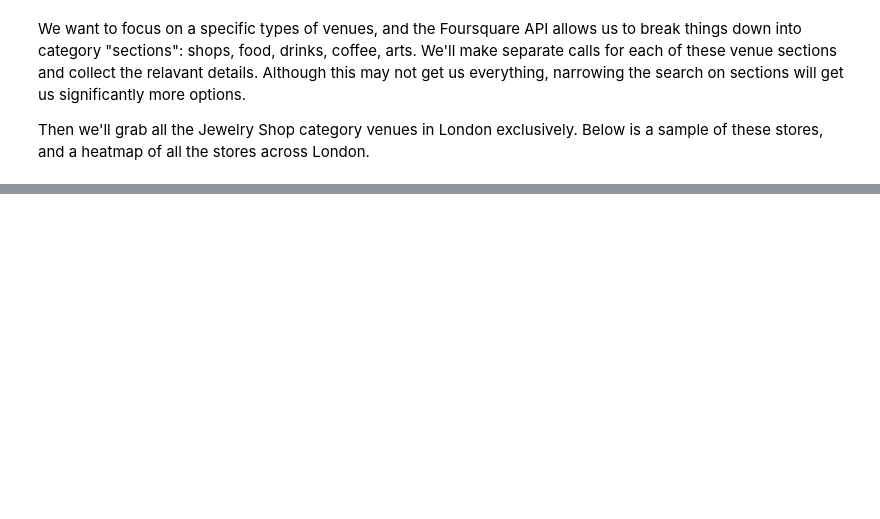
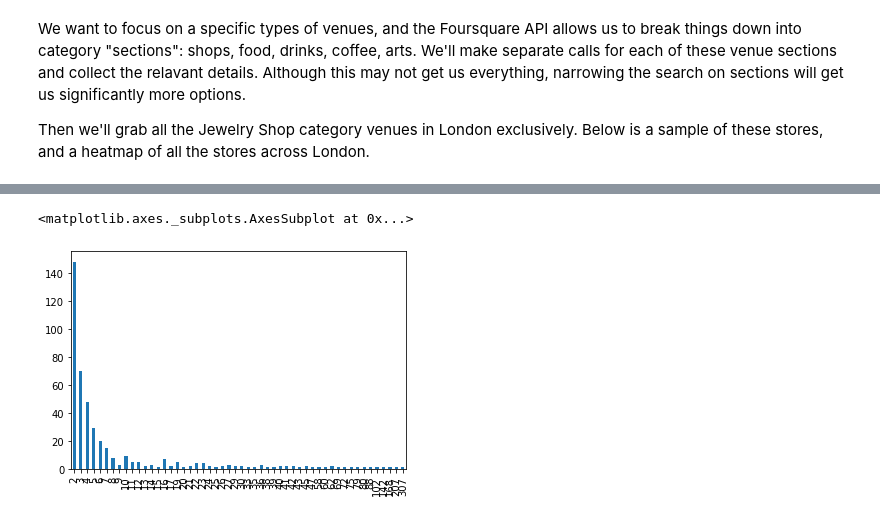
Before and after one commit to cuajo13/Coursera_Capstone, a Jupyter notebook: Battle of the Neighbourhoods Final.ipynb, the cells around one changed output, grey strips where cells are left out. Saved outputs shown, nothing was run; the diff lists cells and outputs as text; code cells hidden in the pictures; blank space fills up the shorter version.

```diff
--- a/Battle of the Neighbourhoods Final.ipynb
+++ b/Battle of the Neighbourhoods Final.ipynb
@@ -303,22 +314,18 @@ jewels = getNearbyVenues(placenames=ldn['Placename'],
                         )
 # %%
 shops_unique = shops.sort_values(by=['Venue ID','Distance']).drop_duplicates(subset=['Venue ID'], keep='first').reset_index(drop=True)
-shops_unique['Category Group'] = 'Shops'
 
 coffee_unique = coffee.sort_values(by=['Venue ID','Distance']).drop_duplicates(subset=['Venue ID'], keep='first').reset_index(drop=True)
-coffee_unique['Category Group'] = 'Coffee'
 
 food_unique = food.sort_values(by=['Venue ID','Distance']).drop_duplicates(subset=['Venue ID'], keep='first').reset_index(drop=True)
-food_unique['Category Group'] = 'Food'
 
 drinks_unique = drinks.sort_values(by=['Venue ID','Distance']).drop_duplicates(subset=['Venue ID'], keep='first').reset_index(drop=True)
-drinks_unique['Category Group'] = 'Drinks'
 
 arts_unique = arts.sort_values(by=['Venue ID','Distance']).drop_duplicates(subset=['Venue ID'], keep='first').reset_index(drop=True)
-arts_unique['Category Group'] = 'Arts'
+
+sights_unique = sights.sort_values(by=['Venue ID','Distance']).drop_duplicates(subset=['Venue ID'], keep='first').reset_index(drop=True)
 
 jewels_unique = jewels.sort_values(by=['Venue ID','Distance']).drop_duplicates(subset=['Venue ID'], keep='first').reset_index(drop=True)
-jewels_unique['Category Group'] = 'Jewels'
 # %%
 jewels_unique.head()
 # %% [output]
@@ -361,0 +421,10 @@ jewels
+# %%
+fig, ax = plt.subplots()
+shops_unique.groupby('Venue')['Venue ID']\
+    .agg(['count'])['count']\
+    .value_counts()[1:]\
+    .sort_index()\
+    .plot(ax=ax, kind='bar')
+# %% [output]
+<matplotlib.axes._subplots.AxesSubplot at 0x...>
+[figure, added]
```
Also changed, not shown: parts of 89 cells of this notebook, 2 other files.
